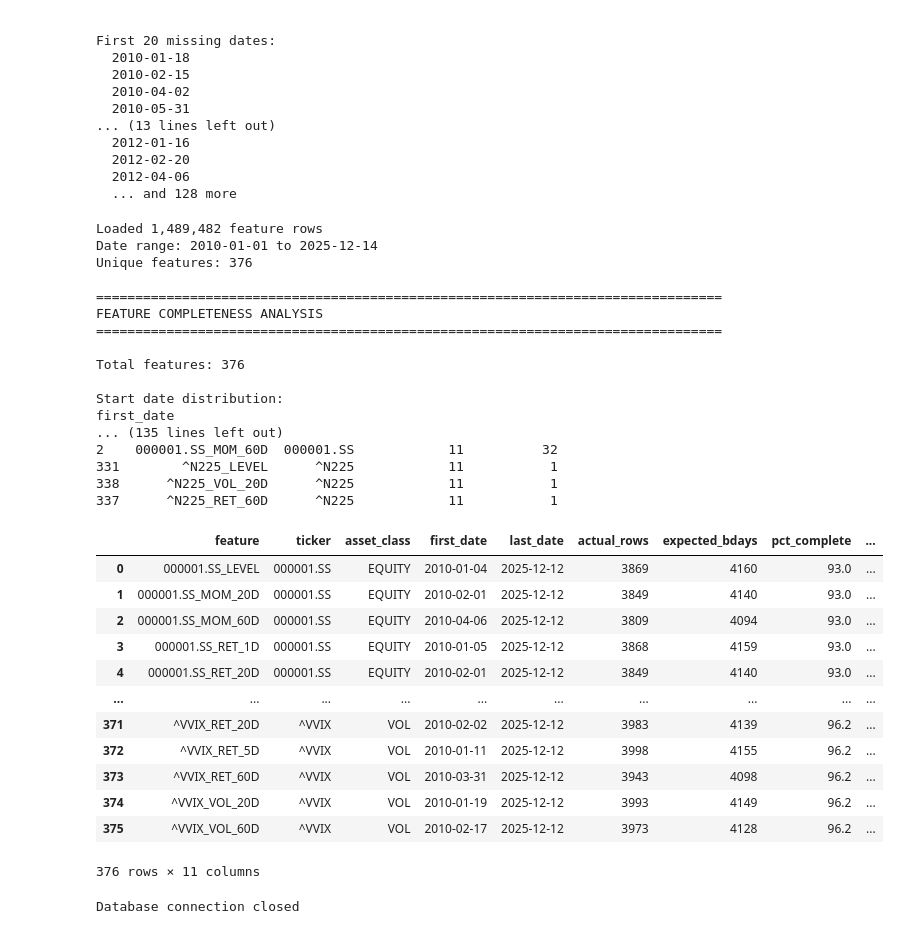
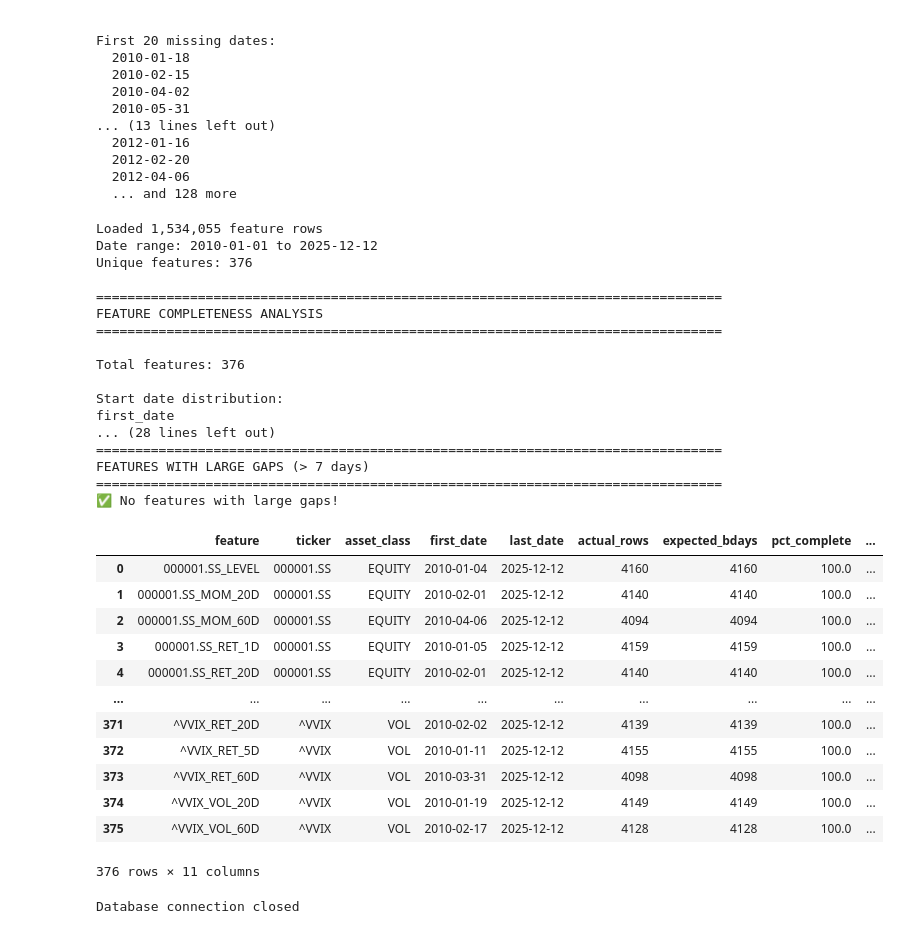
Before and after one commit to amitchell-thomson/macro-regime-engine, a Jupyter notebook: src/features/feature_engineering.ipynb, the cells around one changed output. Cells and saved outputs as stored; diff of their text form; code cells hidden in the pictures.

Commit message:
forward fill test success

```diff
--- a/src/features/feature_engineering.ipynb
+++ b/src/features/feature_engineering.ipynb
@@ -494,7 +494,7 @@ def find_missing_dates(conn, feature_name, version='V1_BASELINE_PERIOD_FIXED'):
     return pd.DataFrame({'missing_date': missing_dates})
 
 # Example: Check a specific feature - change this to any feature you want to inspect
-missing = find_missing_dates(conn, '^GSPC_LEVEL', version='V1_BASELINE_PERIOD_FIXED')
+missing = find_missing_dates(conn, '^GSPC_LEVEL', version='V2_FWD_FILL')
 # %% [output]
 Feature: ^GSPC_LEVEL
 Date range: 2010-01-04 to 2025-12-12
@@ -603,52 +603,52 @@ def analyze_feature_completeness(conn, version='V1_BASELINE_PERIOD_FIXED'):
 
     # Show features with large gaps
     print("\n" + "="*80)
     print("FEATURES WITH LARGE GAPS (> 7 days)")
     print("="*80)
     with_gaps = summary_df[summary_df['large_gaps'] > 0].sort_values('large_gaps', ascending=False)
     if len(with_gaps) > 0:
         print(f"Found {len(with_gaps)} features with gaps > 7 days\n")
         print(with_gaps[['feature', 'ticker', 'max_gap_days', 'large_gaps']].head(20).to_string())
     else:
         print("✅ No features with large gaps!")
 
     return summary_df
 
 # Run comprehensive analysis
-df_analysis = analyze_feature_completeness(conn, version='V1_BASELINE_PERIOD_FIXED')
+df_analysis = analyze_feature_completeness(conn, version='V2_FWD_FILL')
 
 # Display the full results table
 df_analysis
 # %% [output]
-Loaded 1,489,482 feature rows
-Date range: 2010-01-01 to 2025-12-14
+Loaded 1,534,055 feature rows
+Date range: 2010-01-01 to 2025-12-12
 Unique features: 376
 
 ================================================================================
 FEATURE COMPLETENESS ANALYSIS
 ================================================================================
 
 Total features: 376
 
 Start date distribution:
 first_date
-... (135 lines left out)
-2    000001.SS_MOM_60D  000001.SS            11          32
-331        ^N225_LEVEL      ^N225            11           1
-338      ^N225_VOL_20D      ^N225            11           1
-337      ^N225_RET_60D      ^N225            11           1
+... (28 lines left out)
+================================================================================
+FEATURES WITH LARGE GAPS (> 7 days)
+================================================================================
+✅ No features with large gaps!
 |  | feature | ticker | asset_class | first_date | last_date | actual_rows | expected_bdays | pct_complete | ... |
-| 0 | 000001.SS_LEVEL | 000001.SS | EQUITY | 2010-01-04 | 2025-12-12 | 3869 | 4160 | 93.0 | ... |
-| 1 | 000001.SS_MOM_20D | 000001.SS | EQUITY | 2010-02-01 | 2025-12-12 | 3849 | 4140 | 93.0 | ... |
-| 2 | 000001.SS_MOM_60D | 000001.SS | EQUITY | 2010-04-06 | 2025-12-12 | 3809 | 4094 | 93.0 | ... |
-| 3 | 000001.SS_RET_1D | 000001.SS | EQUITY | 2010-01-05 | 2025-12-12 | 3868 | 4159 | 93.0 | ... |
-| 4 | 000001.SS_RET_20D | 000001.SS | EQUITY | 2010-02-01 | 2025-12-12 | 3849 | 4140 | 93.0 | ... |
+| 0 | 000001.SS_LEVEL | 000001.SS | EQUITY | 2010-01-04 | 2025-12-12 | 4160 | 4160 | 100.0 | ... |
+| 1 | 000001.SS_MOM_20D | 000001.SS | EQUITY | 2010-02-01 | 2025-12-12 | 4140 | 4140 | 100.0 | ... |
+| 2 | 000001.SS_MOM_60D | 000001.SS | EQUITY | 2010-04-06 | 2025-12-12 | 4094 | 4094 | 100.0 | ... |
+| 3 | 000001.SS_RET_1D | 000001.SS | EQUITY | 2010-01-05 | 2025-12-12 | 4159 | 4159 | 100.0 | ... |
+| 4 | 000001.SS_RET_20D | 000001.SS | EQUITY | 2010-02-01 | 2025-12-12 | 4140 | 4140 | 100.0 | ... |
 | ... | ... | ... | ... | ... | ... | ... | ... | ... | ... |
-| 371 | ^VVIX_RET_20D | ^VVIX | VOL | 2010-02-02 | 2025-12-12 | 3983 | 4139 | 96.2 | ... |
-| 372 | ^VVIX_RET_5D | ^VVIX | VOL | 2010-01-11 | 2025-12-12 | 3998 | 4155 | 96.2 | ... |
-| 373 | ^VVIX_RET_60D | ^VVIX | VOL | 2010-03-31 | 2025-12-12 | 3943 | 4098 | 96.2 | ... |
-| 374 | ^VVIX_VOL_20D | ^VVIX | VOL | 2010-01-19 | 2025-12-12 | 3993 | 4149 | 96.2 | ... |
-| 375 | ^VVIX_VOL_60D | ^VVIX | VOL | 2010-02-17 | 2025-12-12 | 3973 | 4128 | 96.2 | ... |
+| 371 | ^VVIX_RET_20D | ^VVIX | VOL | 2010-02-02 | 2025-12-12 | 4139 | 4139 | 100.0 | ... |
+| 372 | ^VVIX_RET_5D | ^VVIX | VOL | 2010-01-11 | 2025-12-12 | 4155 | 4155 | 100.0 | ... |
+| 373 | ^VVIX_RET_60D | ^VVIX | VOL | 2010-03-31 | 2025-12-12 | 4098 | 4098 | 100.0 | ... |
+| 374 | ^VVIX_VOL_20D | ^VVIX | VOL | 2010-01-19 | 2025-12-12 | 4149 | 4149 | 100.0 | ... |
+| 375 | ^VVIX_VOL_60D | ^VVIX | VOL | 2010-02-17 | 2025-12-12 | 4128 | 4128 | 100.0 | ... |
 376 rows × 11 columns
 # %%
 # Close database connection
```
